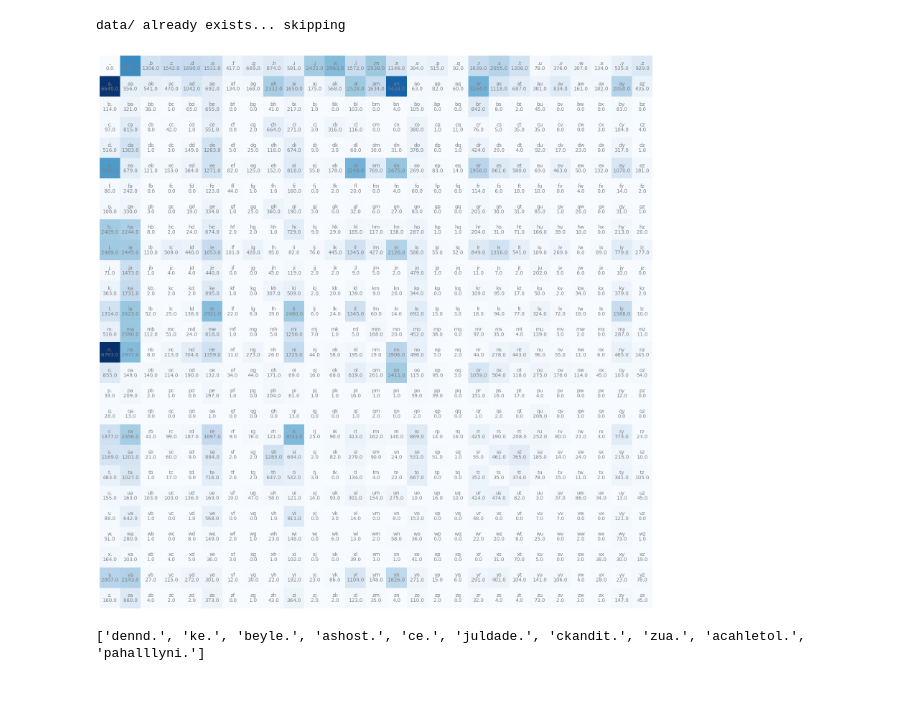
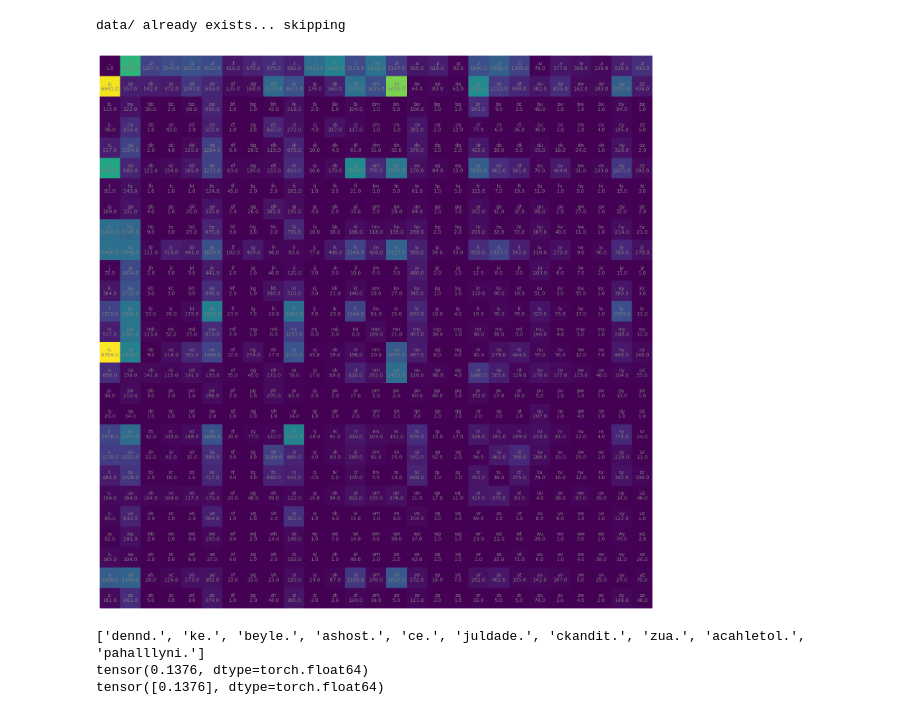
Before and after one commit to Chunt0/PyTorch, a Jupyter notebook: makemore/bigram/bigram.ipynb, the cells around one changed output. Saved outputs shown, nothing was run; the diff lists cells and outputs as text; code cells hidden in the pictures.

```diff
--- a/makemore/bigram/bigram.ipynb
+++ b/makemore/bigram/bigram.ipynb
@@ -22,58 +22,66 @@ with open(data_path / "names.txt", "wb") as f:
 data/ already exists... skipping
 # %%
 import torch
+from torch import nn
 import matplotlib.pyplot as plt
+
+device = torch.device("cuda" if torch.cuda.is_available() else "cpu")
 
 # Open names.txt and turn it into a list of names with '.' as the start and end character
 with open(data_path / "names.txt", "r") as f:
-    names = ["."+line.strip()+"." for line in f.readlines()]
+    words = ["."+line.strip()+"." for line in f.readlines()]
 
 # Create bigrams from all the names
 bigrams = []
-for name in names:
-    name_bigram = [(f,s) for f, s in zip(name[:], name[1:])]
+for word in words:
+    name_bigram = [(f,s) for f, s in zip(word[:], word[1:])]
     for bigram in name_bigram:
         bigrams.append(bigram)
 
 # Create mappings for char's to int's and vice versa
-char_set = {char for name in names for char in name}
+char_set = {char for word in words for char in word}
 ctoi = {c: i for i, c in enumerate(sorted(list(char_set)))}
 itoc = {i: c for i, c in enumerate(sorted(list(char_set)))}
 
 # Record the amount of occurances of each char following another char
-occurances = torch.zeros(len(char_set), len(char_set), dtype=float)
+occurances = torch.ones(len(char_set), len(char_set), dtype=float)
 for bigram in bigrams:
-    ix1, ix2 = bigram
-    ix1, ix2 = ctoi[ix1], ctoi[ix2]
+    ch1, ch2 = bigram
+    ix1, ix2 = ctoi[ch1], ctoi[ch2]
     occurances[ix1][ix2] +=1
 # %%
 plt.figure(figsize=(20,20))
-plt.imshow(occurances, cmap='Blues')
+plt.imshow(occurances)
 for i in range(27):
     for j in range(27):
         chstr = itoc[i] + itoc[j]
         plt.text(j, i, chstr, ha="center", va="bottom", color="gray")
         plt.text(j, i, occurances[i,j].item(), ha="center", va="top", color="gray")
 plt.axis("off");
 # %% [output]
-[figure, old version]
+[figure, new version]
 # %%
 # Use torch.multinomial to sample from a row's probability distribution
 RAND_SEED = 2697
 g = torch.Generator().manual_seed(RAND_SEED)
-p = occurances[0]/occurances[0].sum()
+sums = occurances.sum(dim=1, keepdim=True)
+PROBS = occurances/sums
 names = []
+
 for _ in range(10):
     idx = 0
     name = ""
     while True:
-        p = occurances[idx]/occurances[idx].sum()
-        idx = torch.multinomial(input=p, num_samples=1, replacement=True, generator=g).item()
+        idx = torch.multinomial(input=PROBS[idx], num_samples=1, replacement=True, generator=g).item()
         letter = itoc[idx]
         name += letter
         if idx == 0:
             names.append(name)
             break
 print(names)
+print(PROBS[0][1])
+print(occurances[0][1]/sums[0])
 # %% [output]
 ['dennd.', 'ke.', 'beyle.', 'ashost.', 'ce.', 'juldade.', 'ckandit.', 'zua.', 'acahletol.', 'pahalllyni.']
+tensor(0.1376, dtype=torch.float64)
+tensor([0.1376], dtype=torch.float64)
```
Also changed, not shown: parts of 7 cells of this notebook.
